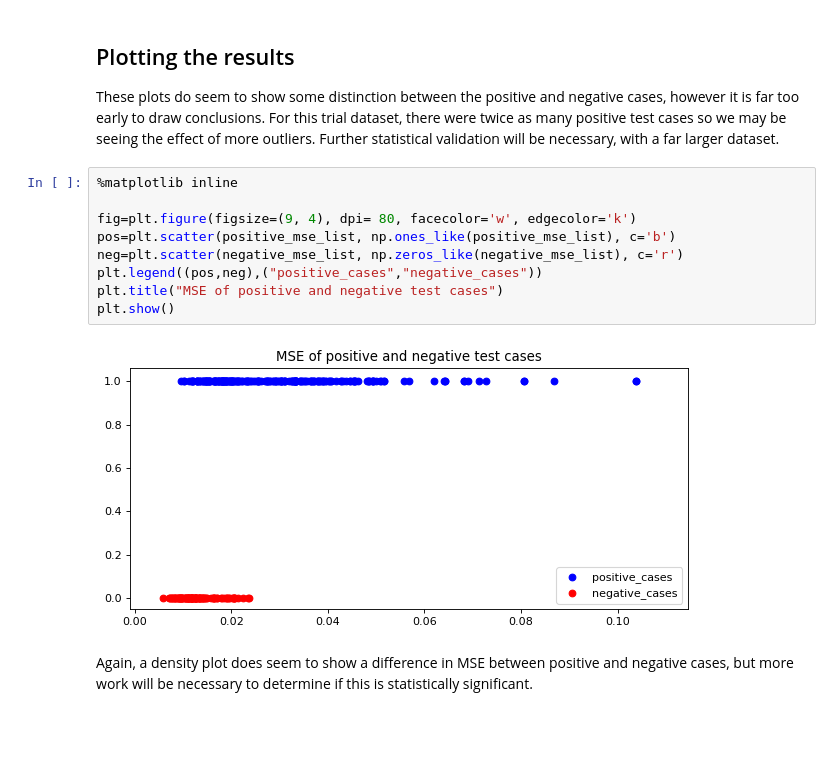
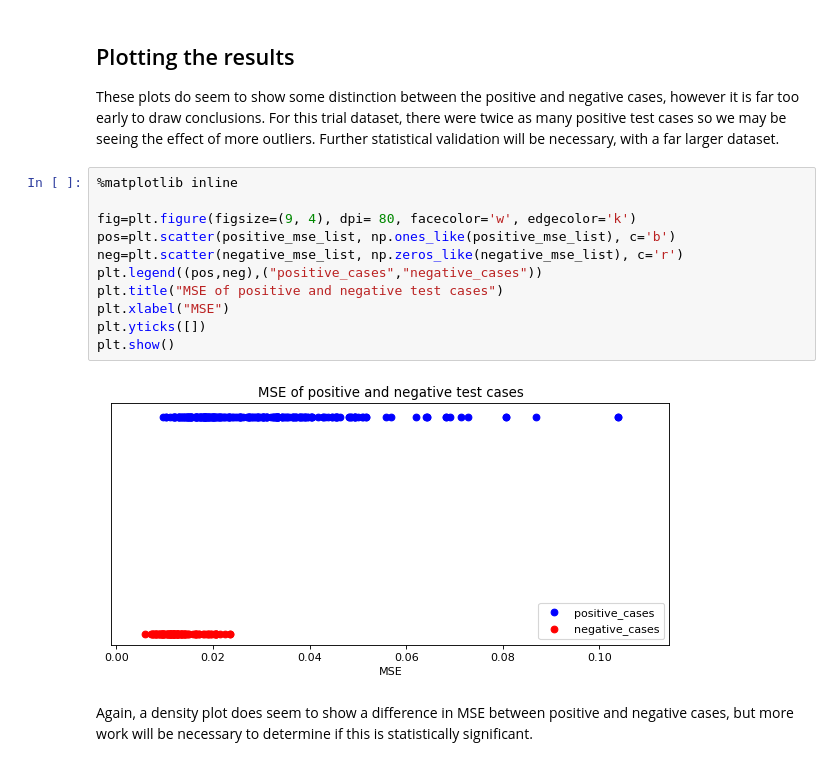
Before and after one commit to Alex-Hall-Data/covid19-anomaly-detection, a Jupyter notebook: c19-autoencoder.ipynb, the cells around one changed output. Cells and saved outputs as stored; diff of their text form; blank space fills up the shorter version.

Commit message:
KDE plot improved

```diff
--- a/c19-autoencoder.ipynb
+++ b/c19-autoencoder.ipynb
@@ -208,14 +208,16 @@ These plots do seem to show some distinction between the positive and negative c
 # %%
 %matplotlib inline
 
 fig=plt.figure(figsize=(9, 4), dpi= 80, facecolor='w', edgecolor='k')
 pos=plt.scatter(positive_mse_list, np.ones_like(positive_mse_list), c='b')
 neg=plt.scatter(negative_mse_list, np.zeros_like(negative_mse_list), c='r')
 plt.legend((pos,neg),("positive_cases","negative_cases"))
 plt.title("MSE of positive and negative test cases")
+plt.xlabel("MSE")
+plt.yticks([])
 plt.show()
 # %% [output]
-[figure, old version]
+[figure, new version]
 # %% [markdown]
 Again, a density plot does seem to show a difference in MSE between positive and negative cases, but more work will be necessary to determine if this is statistically significant.
 # %%
```
Also changed, not shown: parts of 1 cell of this notebook.
